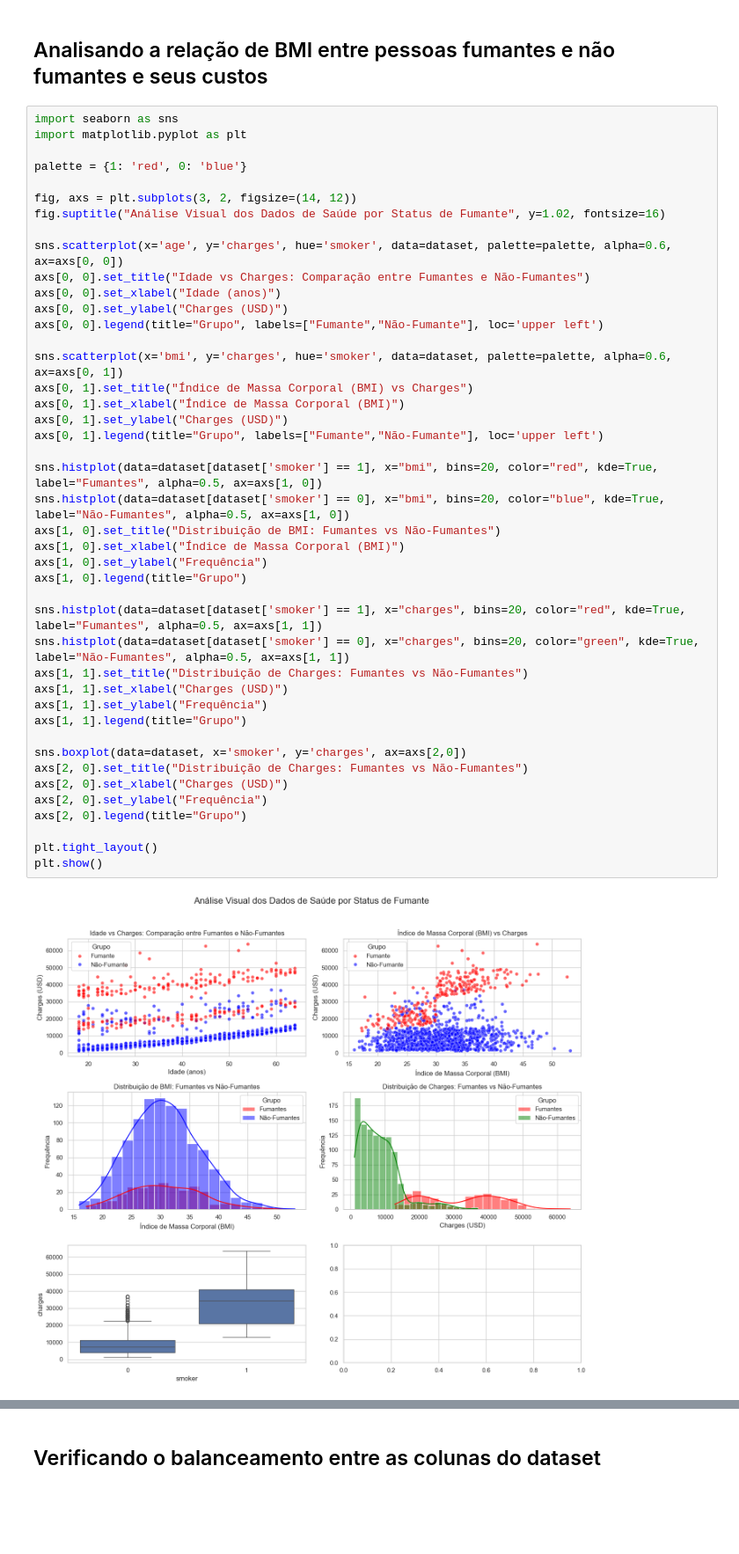
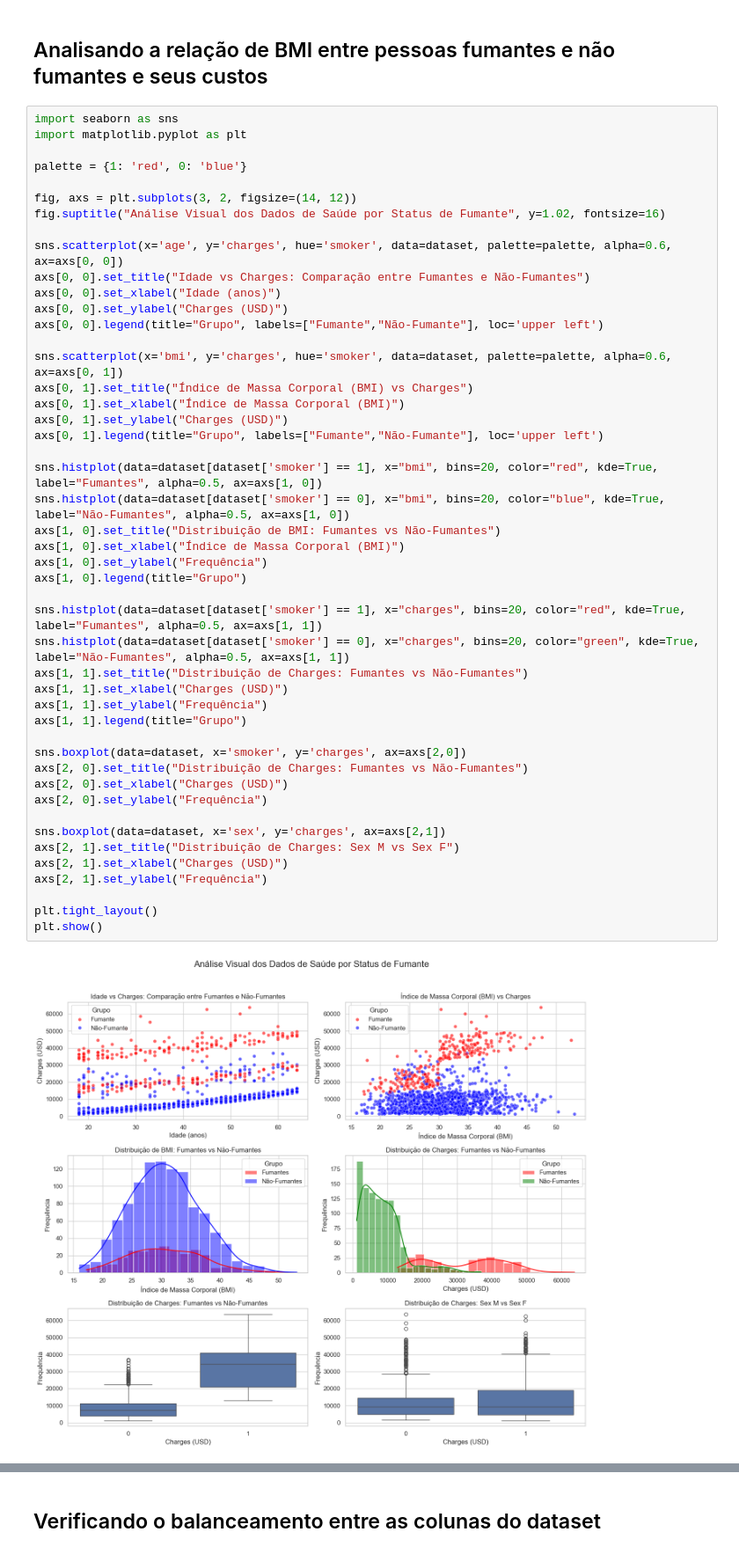
Before and after one commit to JrFarias/postech-iadev, a Jupyter notebook: notebooks/tech-challenge.ipynb, the cells around one changed output, grey strips where cells are left out. Shown at 88% size. Cells and saved outputs as stored; diff of their text form; blank space fills up the shorter version.

```diff
--- a/notebooks/tech-challenge.ipynb
+++ b/notebooks/tech-challenge.ipynb
@@ -199,32 +199,36 @@ axs[0, 0].set_ylabel("Charges (USD)")
 axs[0, 0].legend(title="Grupo", labels=["Fumante","Não-Fumante"], loc='upper left')
 
 sns.scatterplot(x='bmi', y='charges', hue='smoker', data=dataset, palette=palette, alpha=0.6, ax=axs[0, 1])
 axs[0, 1].set_title("Índice de Massa Corporal (BMI) vs Charges")
 axs[0, 1].set_xlabel("Índice de Massa Corporal (BMI)")
 axs[0, 1].set_ylabel("Charges (USD)")
 axs[0, 1].legend(title="Grupo", labels=["Fumante","Não-Fumante"], loc='upper left')
 
 sns.histplot(data=dataset[dataset['smoker'] == 1], x="bmi", bins=20, color="red", kde=True, label="Fumantes", alpha=0.5, ax=axs[1, 0])
 sns.histplot(data=dataset[dataset['smoker'] == 0], x="bmi", bins=20, color="blue", kde=True, label="Não-Fumantes", alpha=0.5, ax=axs[1, 0])
 axs[1, 0].set_title("Distribuição de BMI: Fumantes vs Não-Fumantes")
 axs[1, 0].set_xlabel("Índice de Massa Corporal (BMI)")
 axs[1, 0].set_ylabel("Frequência")
 axs[1, 0].legend(title="Grupo")
 
 sns.histplot(data=dataset[dataset['smoker'] == 1], x="charges", bins=20, color="red", kde=True, label="Fumantes", alpha=0.5, ax=axs[1, 1])
 sns.histplot(data=dataset[dataset['smoker'] == 0], x="charges", bins=20, color="green", kde=True, label="Não-Fumantes", alpha=0.5, ax=axs[1, 1])
 axs[1, 1].set_title("Distribuição de Charges: Fumantes vs Não-Fumantes")
 axs[1, 1].set_xlabel("Charges (USD)")
 axs[1, 1].set_ylabel("Frequência")
 axs[1, 1].legend(title="Grupo")
 
 sns.boxplot(data=dataset, x='smoker', y='charges', ax=axs[2,0])
 axs[2, 0].set_title("Distribuição de Charges: Fumantes vs Não-Fumantes")
 axs[2, 0].set_xlabel("Charges (USD)")
 axs[2, 0].set_ylabel("Frequência")
-axs[2, 0].legend(title="Grupo")
+
+sns.boxplot(data=dataset, x='sex', y='charges', ax=axs[2,1])
+axs[2, 1].set_title("Distribuição de Charges: Sex M vs Sex F")
+axs[2, 1].set_xlabel("Charges (USD)")
+axs[2, 1].set_ylabel("Frequência")
 
 plt.tight_layout()
 plt.show()
 # %% [output]
-[figure, old version]
+[figure, new version]
```
Also changed, not shown: parts of 2 cells of this notebook.
